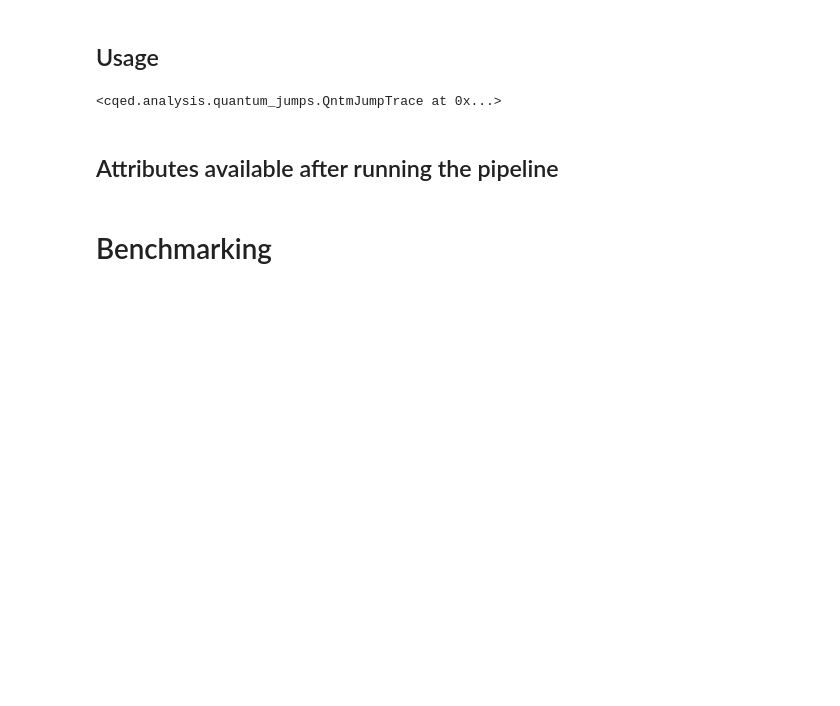
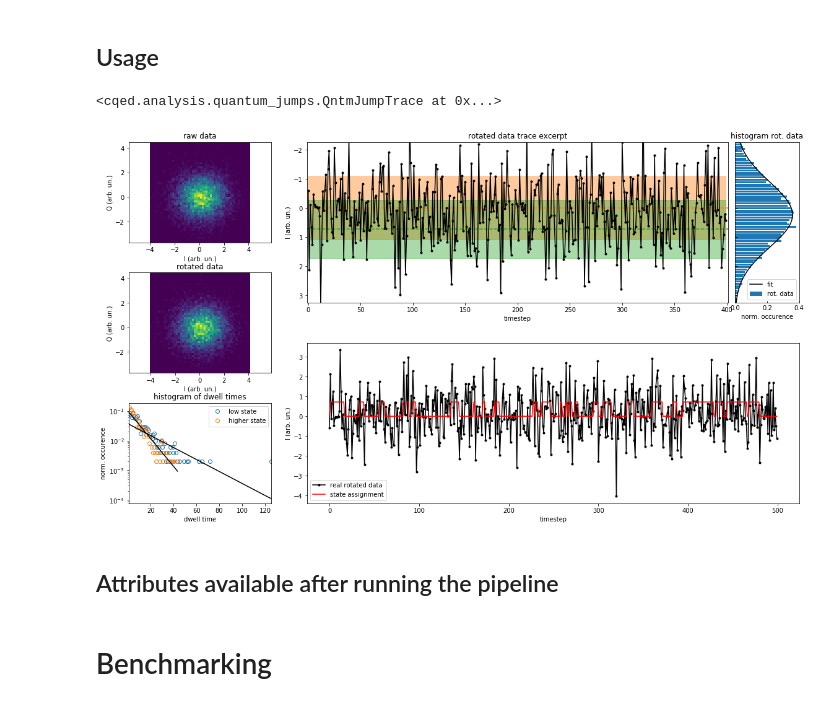
Before and after one commit to lukassplitthoff/cqed, a Jupyter notebook: templates/QuantumJumps_analysis.ipynb, the cells around one changed output. Saved outputs shown, nothing was run; the diff lists cells and outputs as text; code cells hidden in the pictures; blank space fills up the shorter version.

```diff
--- a/templates/QuantumJumps_analysis.ipynb
+++ b/templates/QuantumJumps_analysis.ipynb
@@ -92,6 +92,11 @@ qj.latching_pipeline(n_bins=n_bins, dbl_gauss_p0=dbl_gauss_p0, override_gaussfit
                     state_filter_prms=state_filter_prms, n_sigma_filter=n_sigma_filter)
 # %% [output]
 <cqed.analysis.quantum_jumps.QntmJumpTrace at 0x...>
+# %%
+#plot an overview of the analysis
+qj.plot_analysis()
+# %% [output]
+[figure, added]
 # %% [markdown]
 ## Attributes available after running the pipeline
 # %%
```
Also changed, not shown: parts of 1 cell of this notebook.
